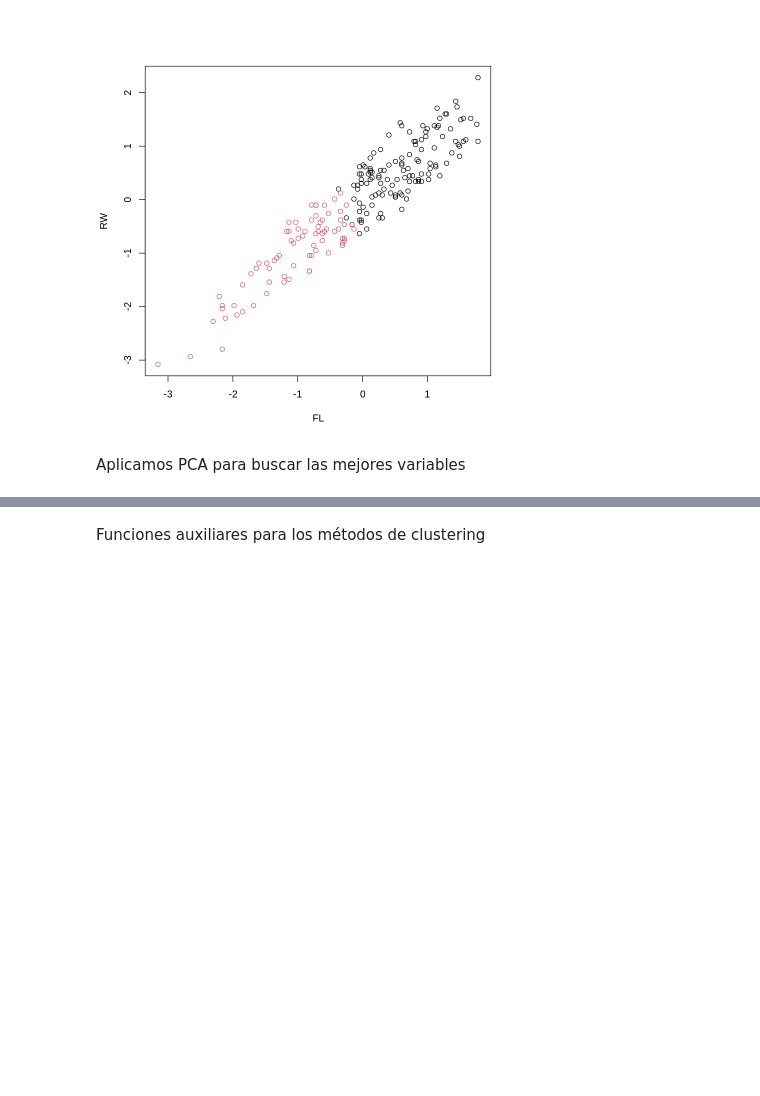
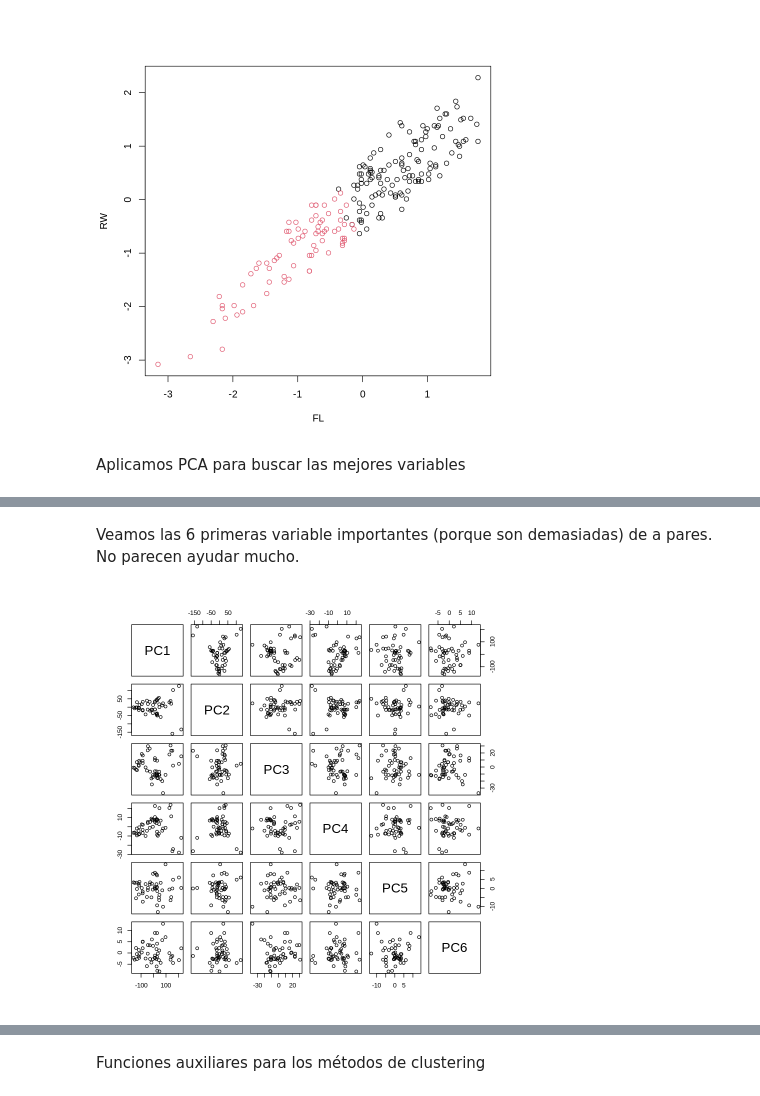
Before and after one commit to AgustinGurvich/TMD, a Jupyter notebook: TMD_TP3.ipynb, the cells around one changed output, grey strips where cells are left out. Drawn from its saved outputs; the diff is of its cells as text; code cells hidden in the pictures; blank space fills up the shorter version.

```diff
--- a/TMD_TP3.ipynb
+++ b/TMD_TP3.ipynb
@@ -131,0 +187,9 @@ Cases in matched pairs: 59.5 %
+# %%
+c <- scale(log(crabs.vars))
+c2 <- prcomp(c)
+cosa <- c2$x
+cosa <- scale(cosa)
+cc <- hclust(dist(cosa))
+# plot(cc)
+# check.clusterh.sp(cc)
+# check.cluster.sex(cc)
@@ -131,0 +245,2 @@ Cases in matched pairs: 59.5 %
+# %%
+lampone.vars <- lampone[,-c(1,143,144)] #Sacamos la variable 144 porque no es continua y hace explotar todo
@@ -131,0 +272,6 @@ Cases in matched pairs: 59.5 %
+# %%
+lampone.vars.pca <- prcomp(lampone.vars)
+cc <- kmeans(lampone.vars.pca$x,cent=2)
+
+check.cluster(lampone$anno,cc$cluster)
+check.cluster(lampone$N_tipo,cc$cluster)
@@ -131,0 +292,6 @@ Cases in matched pairs: 59.5 %
+# %% [markdown]
+Veamos las 6 primeras variable importantes (porque son demasiadas) de a pares. No parecen ayudar mucho.
+# %%
+pairs(lampone.vars.pca$x[,1:6])
+# %% [output]
+[figure, added]
```
Also changed, not shown: parts of 29 cells of this notebook.
